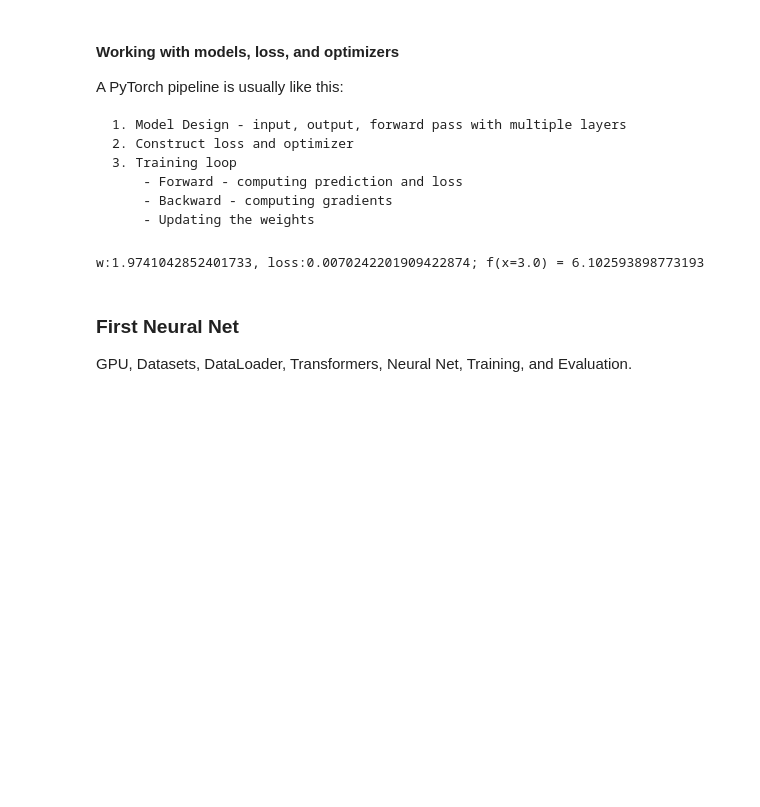
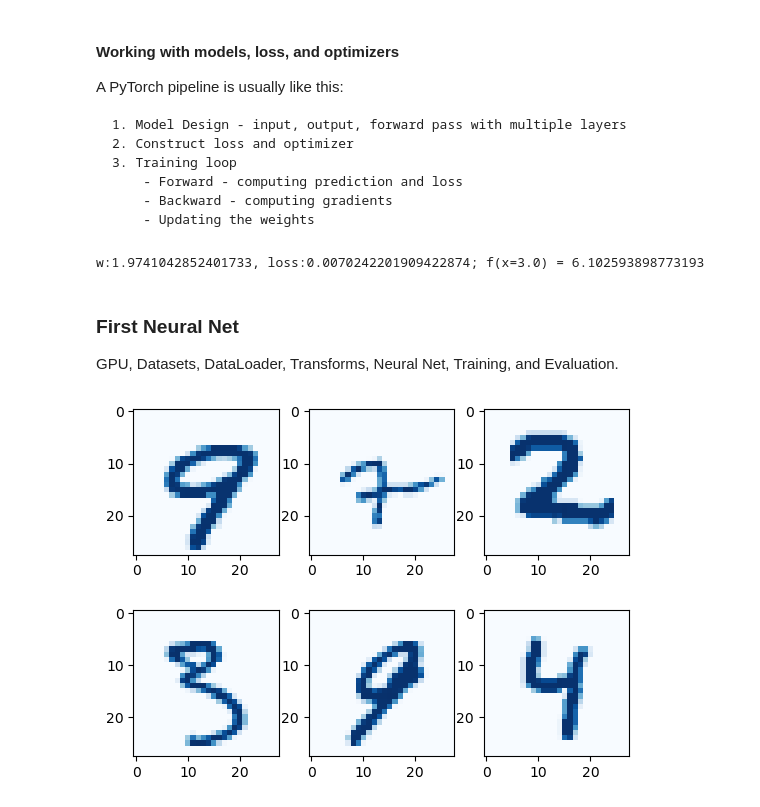
Before and after one commit to NikkiShah93/Python, a Jupyter notebook: MLProjects/PyTorchProjects/Fundamentals.ipynb, the cells around one changed output. Drawn from its saved outputs; the diff is of its cells as text; code cells hidden in the pictures; blank space fills up the shorter version.

```diff
--- a/MLProjects/PyTorchProjects/Fundamentals.ipynb
+++ b/MLProjects/PyTorchProjects/Fundamentals.ipynb
@@ -342,4 +342,47 @@ w:1.9741042852401733, loss:0.0070242201909422874; f(x=3.0) = 6.102593898773193
 
 ### First Neural Net
 
-GPU, Datasets, DataLoader, Transformers, Neural Net, Training, and Evaluation.
+GPU, Datasets, DataLoader, Transforms, Neural Net, Training, and Evaluation.
+# %%
+## first the imports
+import torch
+import torch.nn as nn
+import torchvision
+import torchvision.transforms as transforms
+import matplotlib.pyplot as plt
+
+## first defining the parameters
+## the image sizes when flatten
+input_size = 28*28
+hidden_size = 500
+## the size of each batch
+batch_size = 100
+## having 10 digit in the class
+n_classes = 10
+learning_rate = 0.001
+
+## creating the train and test datasets
+train_data = torchvision.datasets.MNIST(root = '../data/',
+                                      train=True,
+                                      transform=transforms.ToTensor(),
+                                      download=True)
+test_data = torchvision.datasets.MNIST(root='../data/',
+                                      train=False,
+                                      transform=transforms.ToTensor())
+## the we have to create loaders from each set
+## so we can iterate over the data in an optimized way
+train_loader = torch.utils.data.DataLoader(dataset=train_data, batch_size=batch_size, shuffle=True)
+test_loader = torch.utils.data.DataLoader(dataset=test_data, batch_size=batch_size)
+
+## we can simply iterate over each dataloader obj
+## this will create an iter obj of one batch
+example_loader = iter(train_loader)
+## and we can get the features and the labels
+example_feature, example_label = next(example_loader)
+
+## and showing the first 6 example
+for i in range(6):
+    plt.subplot(2, 3, i + 1)
+    plt.imshow(example_feature[i][0], cmap='Blues')
+# %% [output]
+[figure, added]
```
Also changed, not shown: parts of 2 cells of this notebook.
